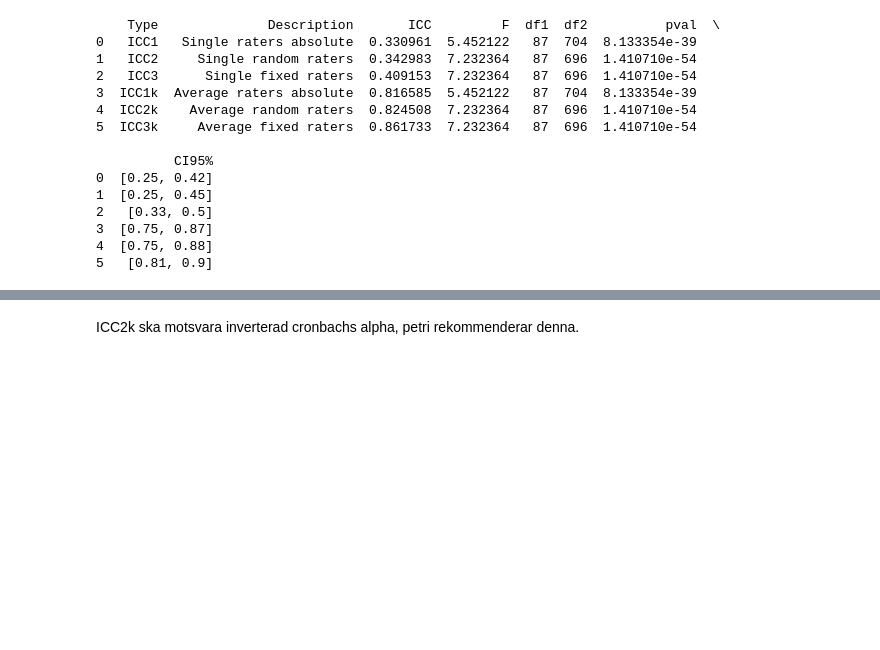
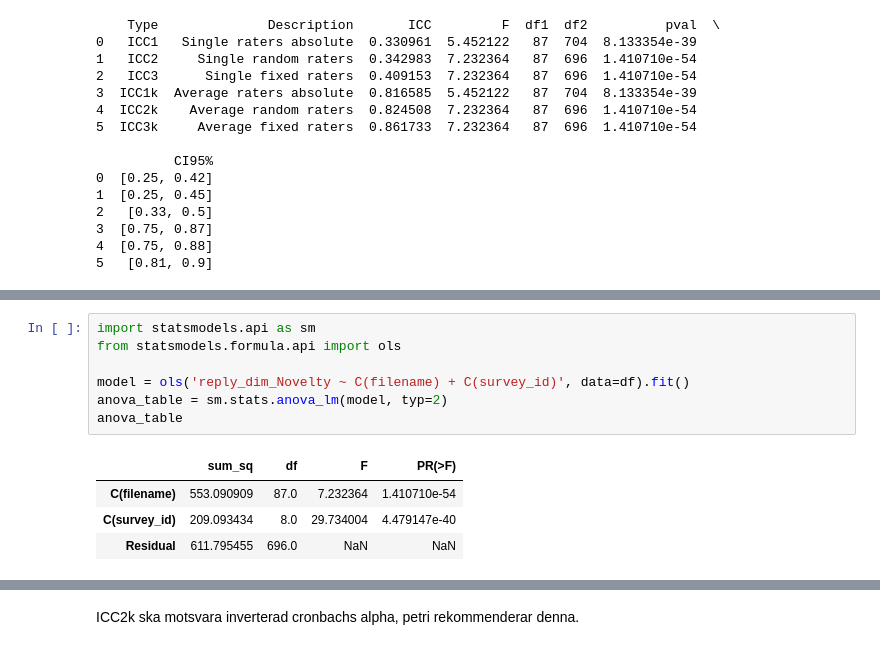
Before and after one commit to timlac/reco-response-analysis, a Jupyter notebook: appraisal/reliability_notebook.ipynb, the cells around one changed output, grey strips where cells are left out. Drawn from its saved outputs; the diff is of its cells as text; blank space fills up the shorter version.

```diff
--- a/appraisal/reliability_notebook.ipynb
+++ b/appraisal/reliability_notebook.ipynb
@@ -235,0 +240,12 @@ print(results)
+# %%
+import statsmodels.api as sm
+from statsmodels.formula.api import ols
+
+model = ols('reply_dim_Novelty ~ C(filename) + C(survey_id)', data=df).fit()
+anova_table = sm.stats.anova_lm(model, typ=2)
+anova_table
+# %% [output]
+|  | sum_sq | df | F | PR(>F) |
+| C(filename) | 553.090909 | 87.0 | 7.232364 | 1.410710e-54 |
+| C(survey_id) | 209.093434 | 8.0 | 29.734004 | 4.479147e-40 |
+| Residual | 611.795455 | 696.0 | NaN | NaN |
```
Also changed, not shown: parts of 4 cells of this notebook, 3 other files.
